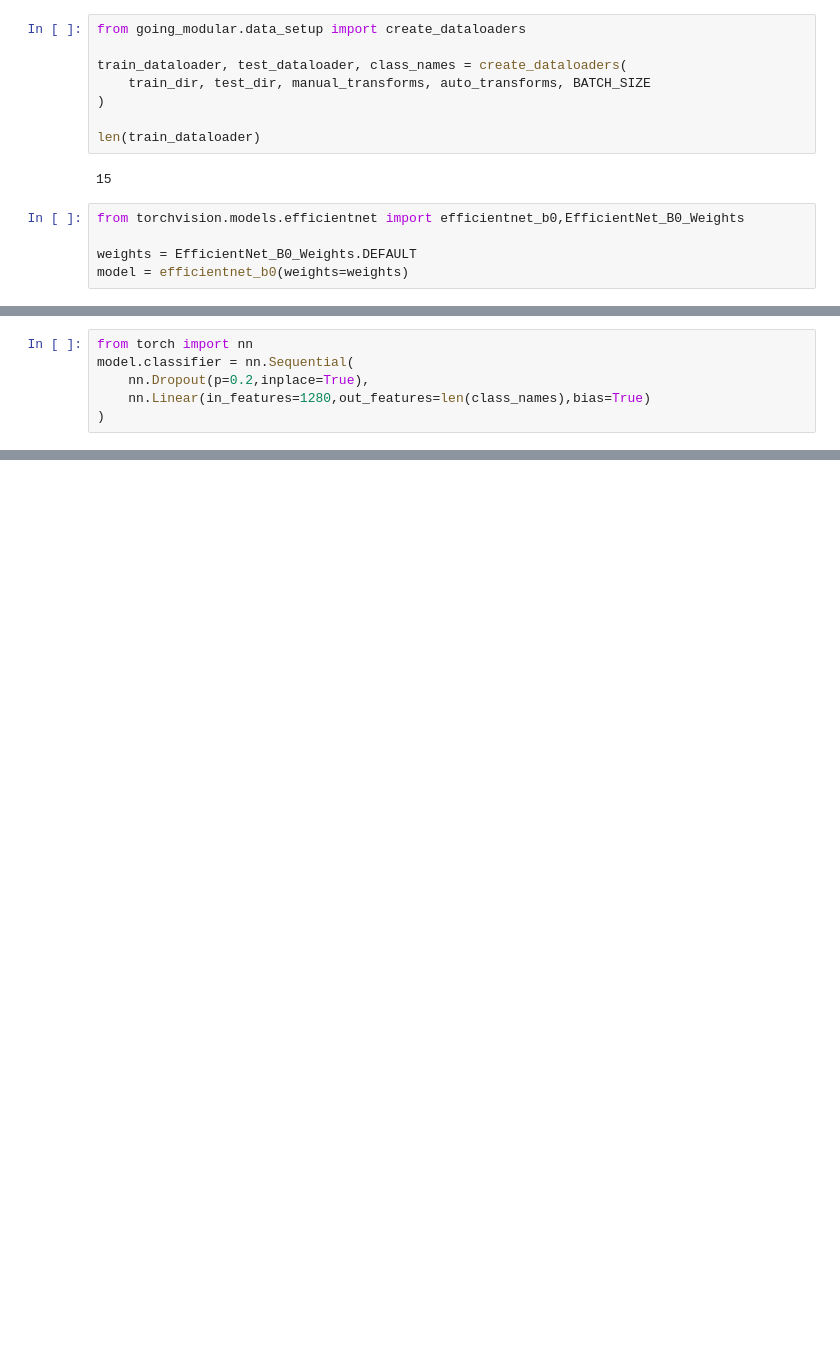
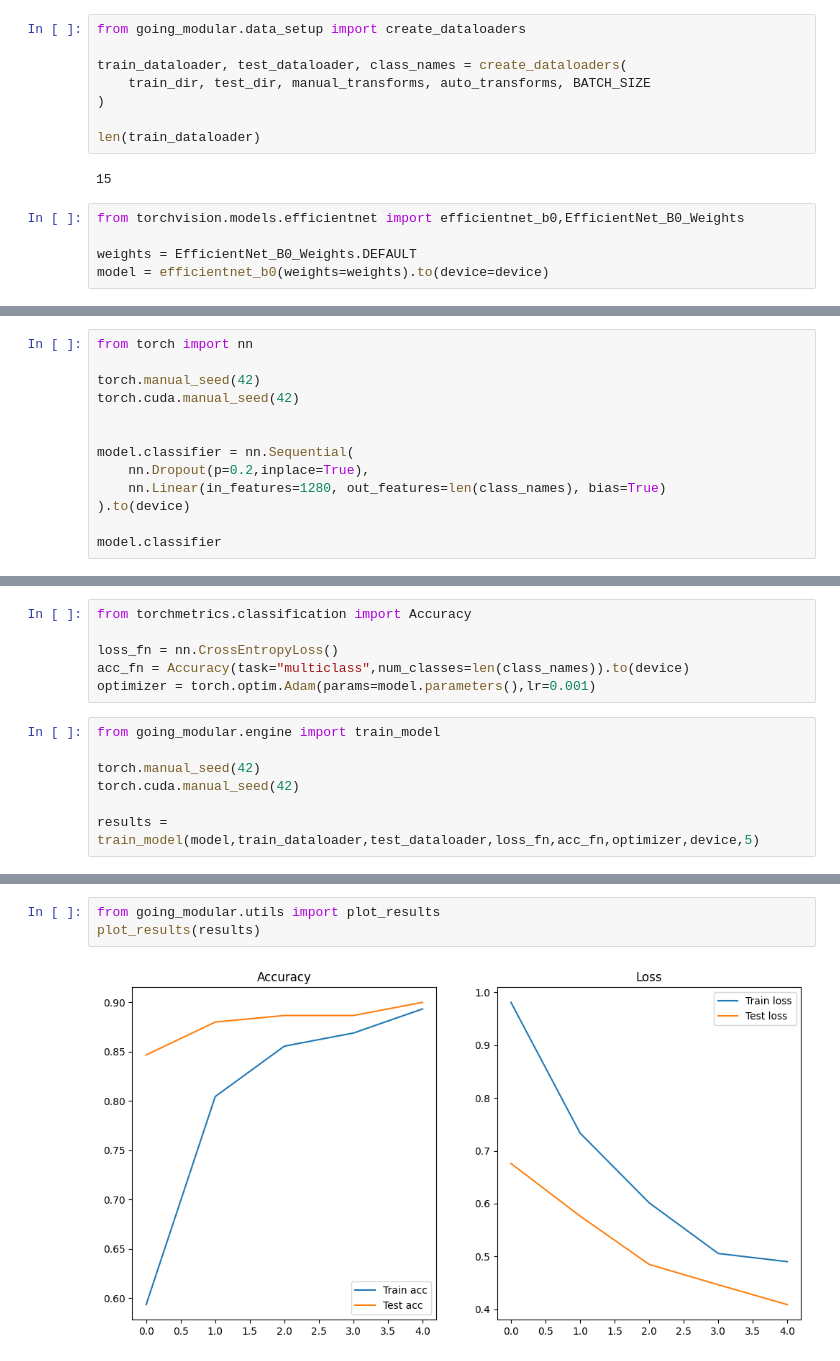
Before and after one commit to zildjianvitoo/pytorch-db, a Jupyter notebook: going-modular-tf-learning/183-tf-learning.ipynb, the cells around one changed output, grey strips where cells are left out. Cells and saved outputs as stored; diff of their text form; blank space fills up the shorter version.

```diff
--- a/going-modular-tf-learning/183-tf-learning.ipynb
+++ b/going-modular-tf-learning/183-tf-learning.ipynb
@@ -106,7 +106,7 @@ len(train_dataloader)
 from torchvision.models.efficientnet import efficientnet_b0,EfficientNet_B0_Weights
 
 weights = EfficientNet_B0_Weights.DEFAULT
-model = efficientnet_b0(weights=weights)
+model = efficientnet_b0(weights=weights).to(device=device)
 # %%
 from torchinfo import summary
 
@@ -132,6 +166,13 @@ Estimated Total Size (MB): 4554.70
 # %%
 from torch import nn
+
+torch.manual_seed(42)
+torch.cuda.manual_seed(42)
+
+
 model.classifier = nn.Sequential(
     nn.Dropout(p=0.2,inplace=True),
-    nn.Linear(in_features=1280,out_features=len(class_names),bias=True)
-)
+    nn.Linear(in_features=1280, out_features=len(class_names), bias=True)
+).to(device)
+
+model.classifier
@@ -144,0 +208,13 @@ Sequential(
+# %%
+from torchmetrics.classification import Accuracy
+
+loss_fn = nn.CrossEntropyLoss()
+acc_fn = Accuracy(task="multiclass",num_classes=len(class_names)).to(device)
+optimizer = torch.optim.Adam(params=model.parameters(),lr=0.001)
+# %%
+from going_modular.engine import train_model
+
+torch.manual_seed(42)
+torch.cuda.manual_seed(42)
+
+results = train_model(model,train_dataloader,test_dataloader,loss_fn,acc_fn,optimizer,device,5)
@@ -144,0 +241,5 @@ Sequential(
+# %%
+from going_modular.utils import plot_results
+plot_results(results)
+# %% [output]
+[figure, added]
```
Also changed, not shown: parts of 9 cells of this notebook, 1 other file.
